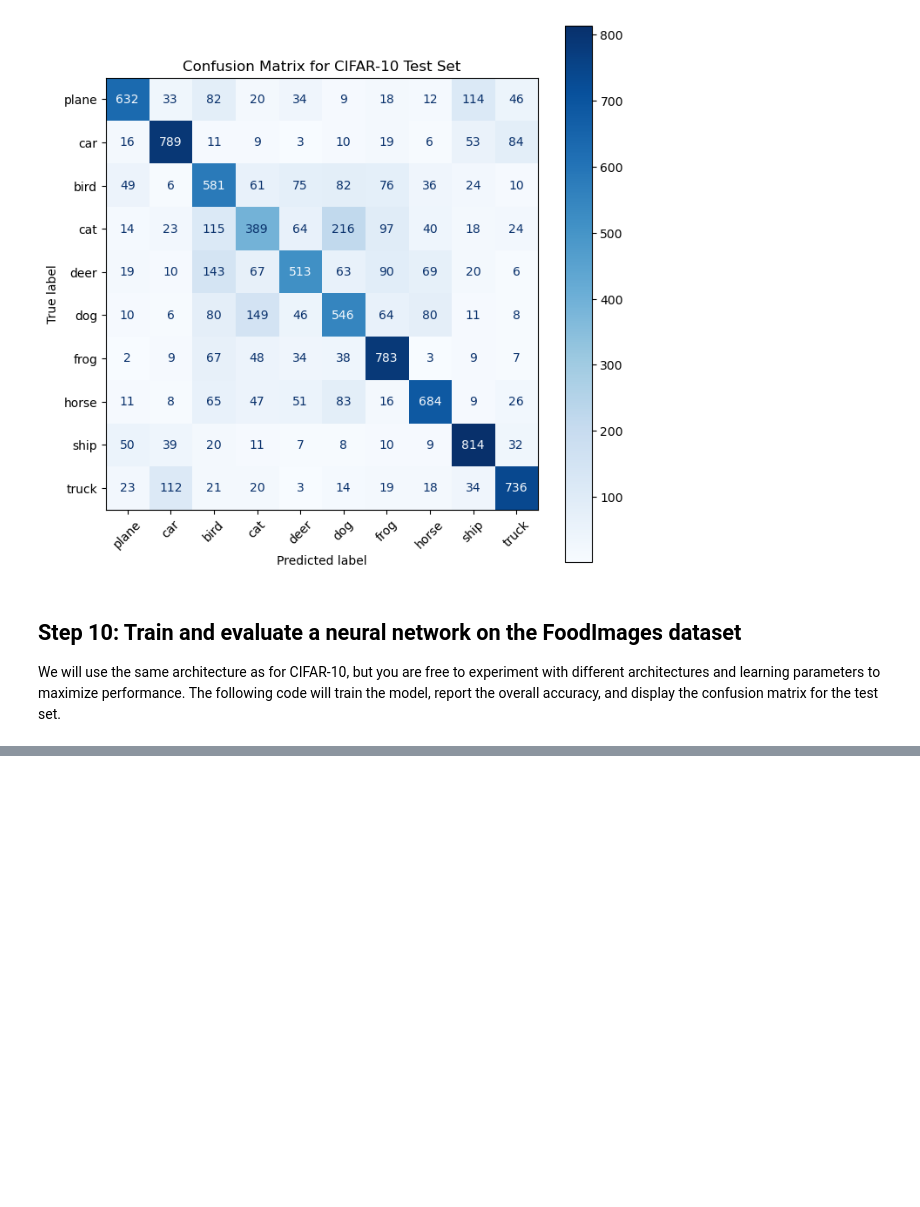
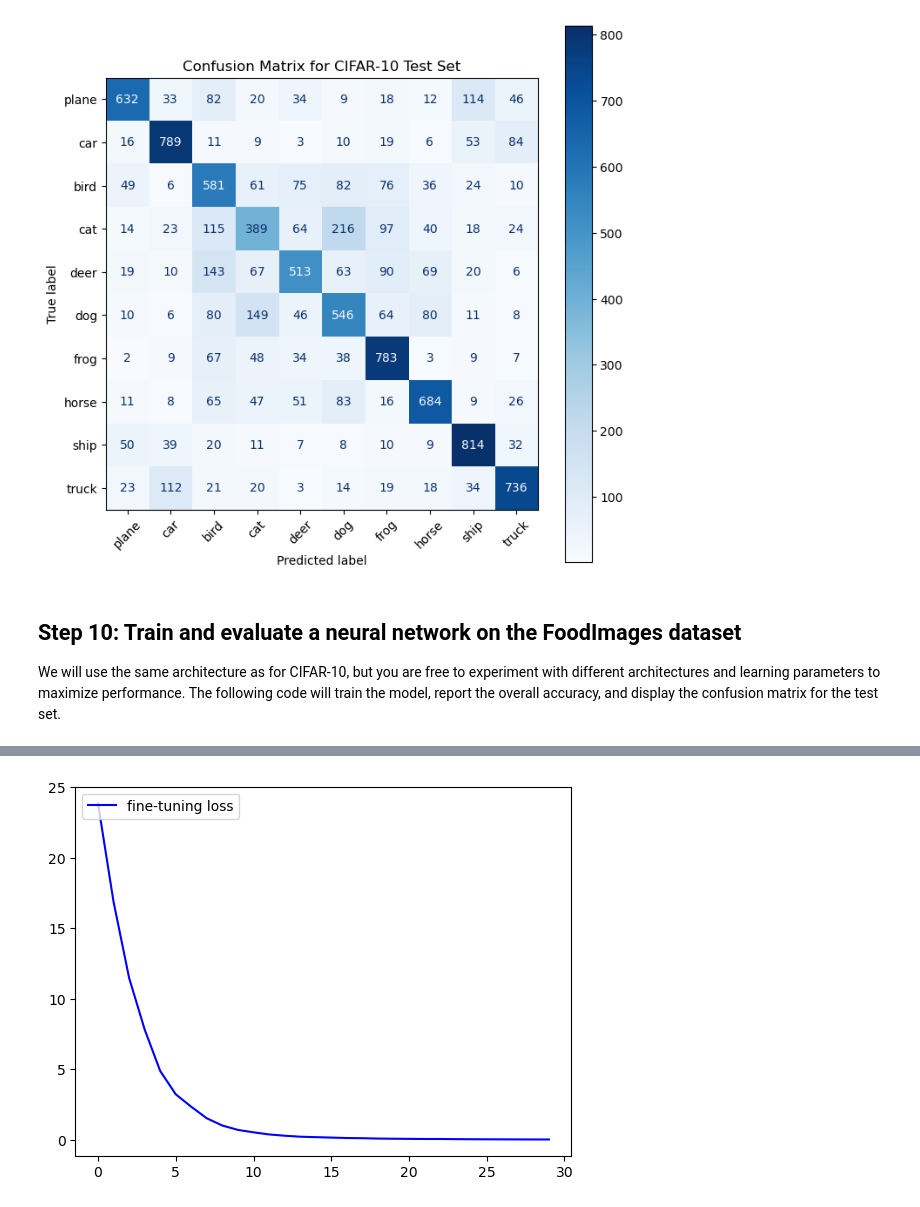
Before and after one commit to EuphosiouX/deakintrimester3, a Jupyter notebook: SIT789 - Applications of Computer Vision and Speech Processing/task5.1/image_recognition_demo.ipynb, the cells around one changed output, grey strips where cells are left out. Cells and saved outputs as stored; diff of their text form; code cells hidden in the pictures; blank space fills up the shorter version.

```diff
--- a/SIT789 - Applications of Computer Vision and Speech Processing/task5.1/image_recognition_demo.ipynb
+++ b/SIT789 - Applications of Computer Vision and Speech Processing/task5.1/image_recognition_demo.ipynb
@@ -382,0 +359,17 @@ plt.show()
+# %%
+class_correct = list(0. for i in range(3))
+class_total = list(0. for i in range(3))
+with torch.no_grad():
+    for data in testloader_food:
+        images, groundtruth_labels = data[0].to(device), data[1].to(device)
+        outputs = food_net(images)
+        _, predicted_labels = torch.max(outputs, 1)
+        c = (predicted_labels == groundtruth_labels).squeeze()
+        for i in range(len(groundtruth_labels)):
+            label = groundtruth_labels[i]
+            class_correct[label] += c[i].item()
+            class_total[label] += 1
+
+for i in range(3):
+    print('Accuracy of %7s : %2d %%' % (
+        food_classes[i], 100 * class_correct[i] / class_total[i]))
@@ -382,0 +389,79 @@ plt.show()
+# %%
+# Fine-tuning CIFAR10 model on FoodImages dataset (replace last layer)
+PATH = './cifar_net.pth'
+net = Net()
+net.load_state_dict(torch.load(PATH))
+net.fc3 = nn.Linear(84, 3)
+net.to(device)
+print(net)
+
+# Set up optimizer and loss for fine-tuning
+optimizer_ft = optim.AdamW(net.parameters(), lr=0.0005)
+criterion_ft = nn.CrossEntropyLoss().to(device)
+
+# Train the fine-tuned model
+num_epochs_ft = 30
+loss_history_ft = []
+for epoch in range(num_epochs_ft):
+    running_loss = 0.0
+    for i, data in enumerate(trainloader_food, 0):
+        inputs, labels = data[0].to(device), data[1].to(device)
+        optimizer_ft.zero_grad()
+        outputs = net(inputs)
+        loss = criterion_ft(outputs, labels)
+        loss.backward()
+        optimizer_ft.step()
+        running_loss += loss.item()
+    loss_history_ft.append(running_loss)
+    if (epoch+1) % 5 == 0:
+        print(f'Epoch {epoch+1}/{num_epochs_ft}, Loss: {running_loss:.3f}')
+
+print('Finished Fine-tuning')
+
+plt.plot(loss_history_ft, label='fine-tuning loss', color='b')
+plt.legend(loc='upper left')
+plt.show()
+
+# Evaluate fine-tuned model on FoodImages test set
+net.eval()
+correct_ft = 0
+total_ft = 0
+all_groundtruth_ft = []
+all_predicted_ft = []
+with torch.no_grad():
+    for data in testloader_food:
+        images, labels = data[0].to(device), data[1].to(device)
+        outputs = net(images)
+        _, predicted = torch.max(outputs, 1)
+        total_ft += labels.size(0)
+        correct_ft += (predicted == labels).sum().item()
+        all_groundtruth_ft.extend(labels.cpu().numpy())
+        all_predicted_ft.extend(predicted.cpu().numpy())
+
+print(f'Accuracy of fine-tuned model on FoodImages test images: {100 * correct_ft / total_ft:.2f} %')
+
+# Confusion matrix for fine-tuned model
+cm_ft = confusion_matrix(all_groundtruth_ft, all_predicted_ft)
+disp_ft = ConfusionMatrixDisplay(confusion_matrix=cm_ft, display_labels=food_classes)
+fig, ax = plt.subplots(figsize=(6, 6))
+disp_ft.plot(ax=ax, cmap='Blues', xticks_rotation=45)
+plt.title('Confusion Matrix for Fine-tuned FoodImages Test Set')
+plt.show()
+
+# Per-class accuracy for fine-tuned model
+class_correct = list(0. for i in range(3))
+class_total = list(0. for i in range(3))
+with torch.no_grad():
+    for data in testloader_food:
+        images, groundtruth_labels = data[0].to(device), data[1].to(device)
+        outputs = net(images)
+        _, predicted_labels = torch.max(outputs, 1)
+        c = (predicted_labels == groundtruth_labels).squeeze()
+        for i in range(len(groundtruth_labels)):
+            label = groundtruth_labels[i]
+            class_correct[label] += c[i].item()
+            class_total[label] += 1
+for i in range(3):
+    print('Accuracy of %7s : %2d %%' % (
+        food_classes[i], 100 * class_correct[i] / class_total[i]))
+# %% [output]
@@ -382,0 +485 @@ plt.show()
+[figure, added]
```
Also changed, not shown: parts of 18 cells of this notebook, 8 other files.
